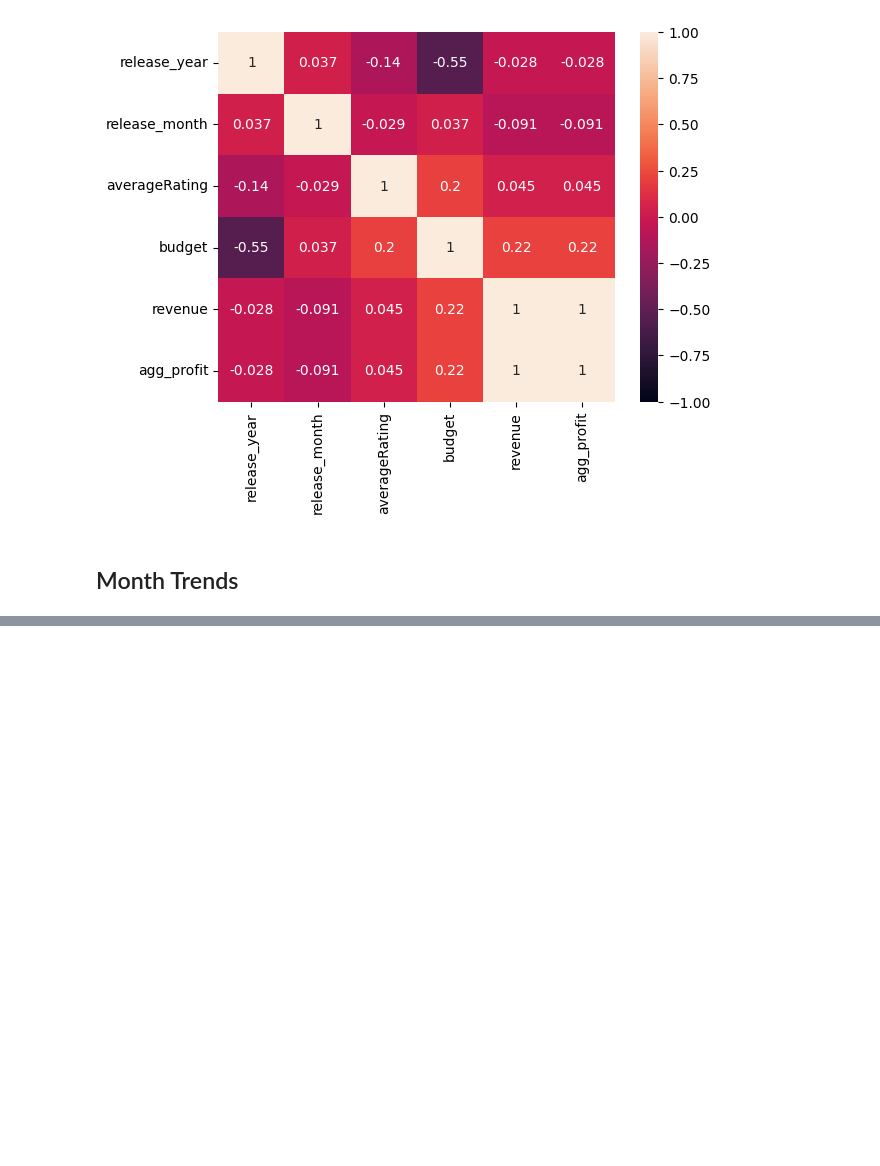
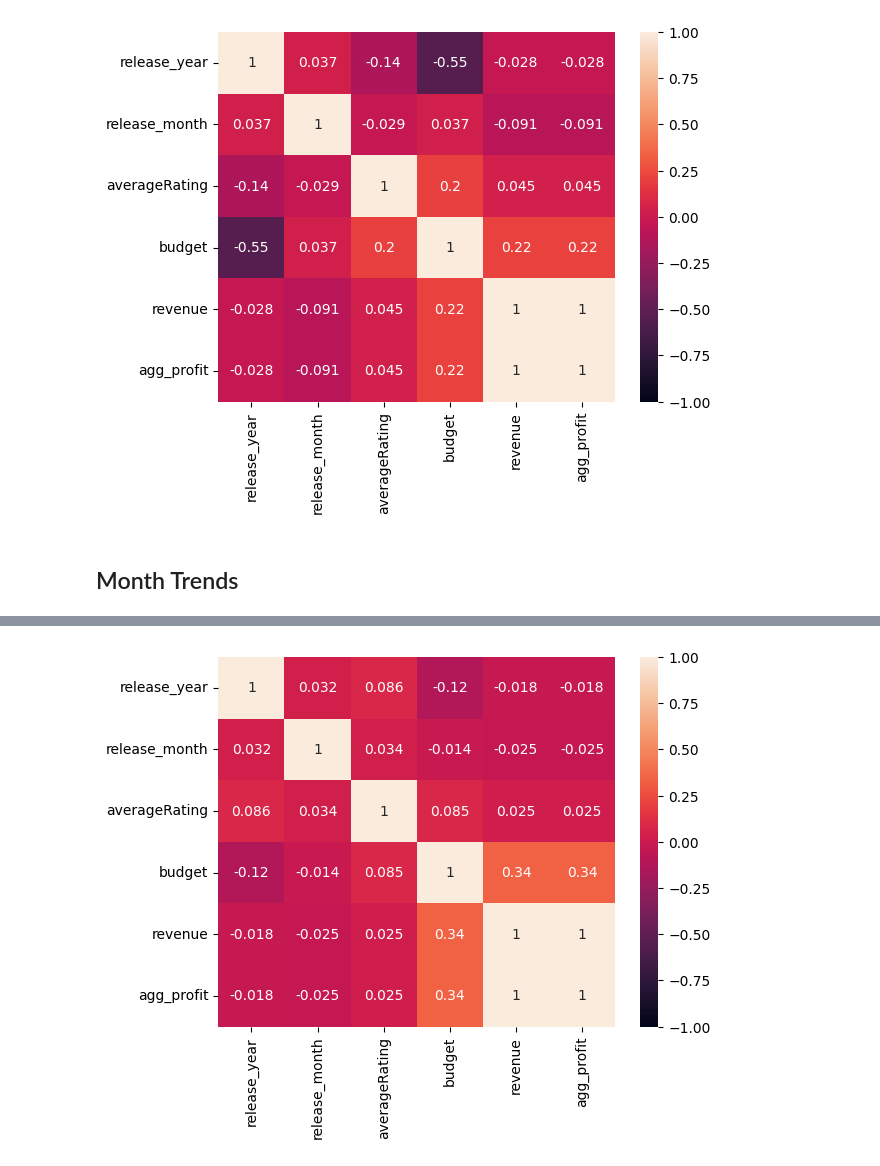
Before and after one commit to StevenAGoodman/tsa_data_science, a Jupyter notebook: exploratory.ipynb, the cells around one changed output, grey strips where cells are left out. Saved outputs shown, nothing was run; the diff lists cells and outputs as text; code cells hidden in the pictures; blank space fills up the shorter version.

```diff
--- a/exploratory.ipynb
+++ b/exploratory.ipynb
@@ -69,0 +96,6 @@ plt.show()
+# %%
+corr_data = cent21_df[["release_year", "release_month", "averageRating", "budget", "revenue", "agg_profit"]].corr()
+sns.heatmap(corr_data, vmin=-1, vmax=1, annot=True)
+plt.show()
+# %% [output]
+[figure, added]
```
Also changed, not shown: parts of 8 cells of this notebook, 1 other file.
